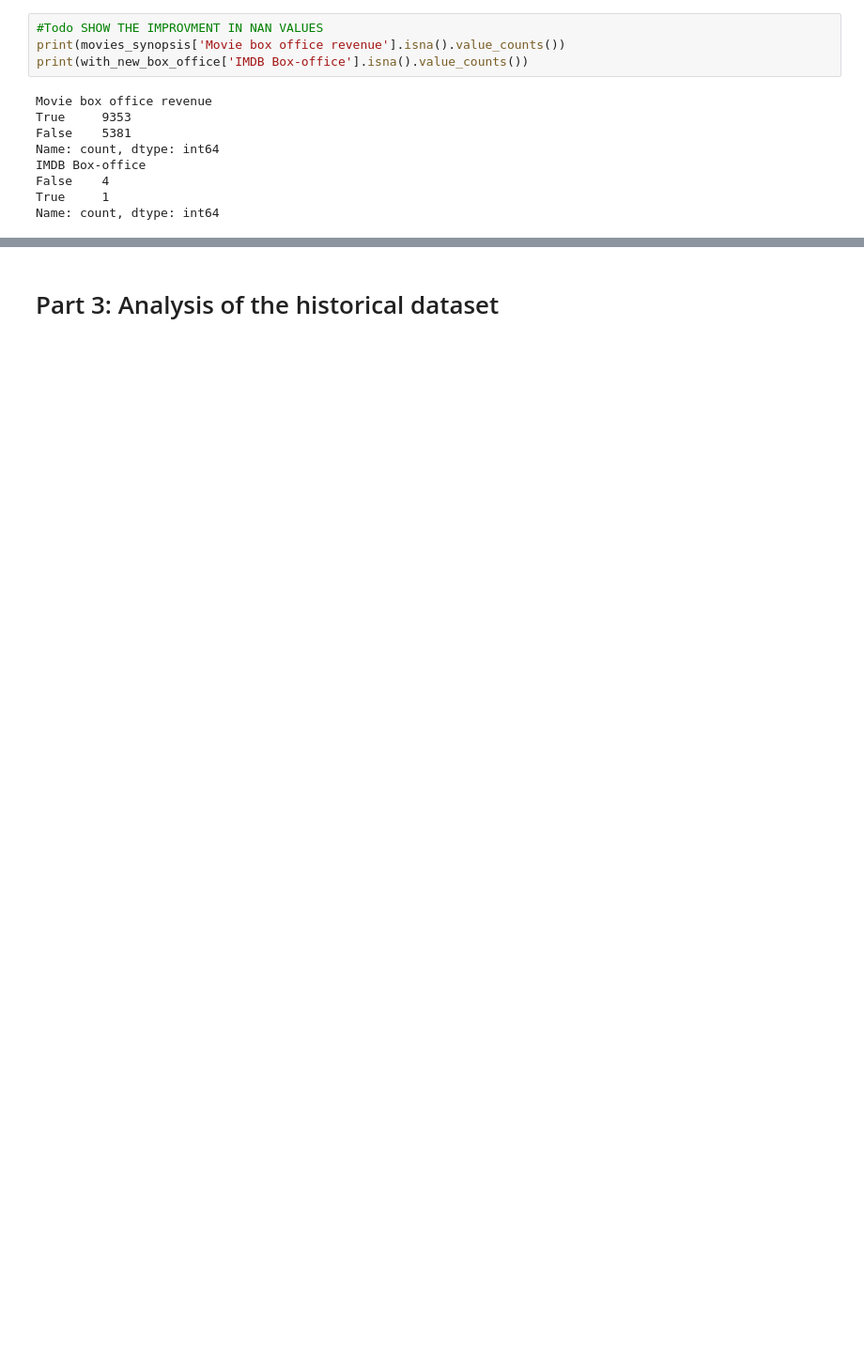
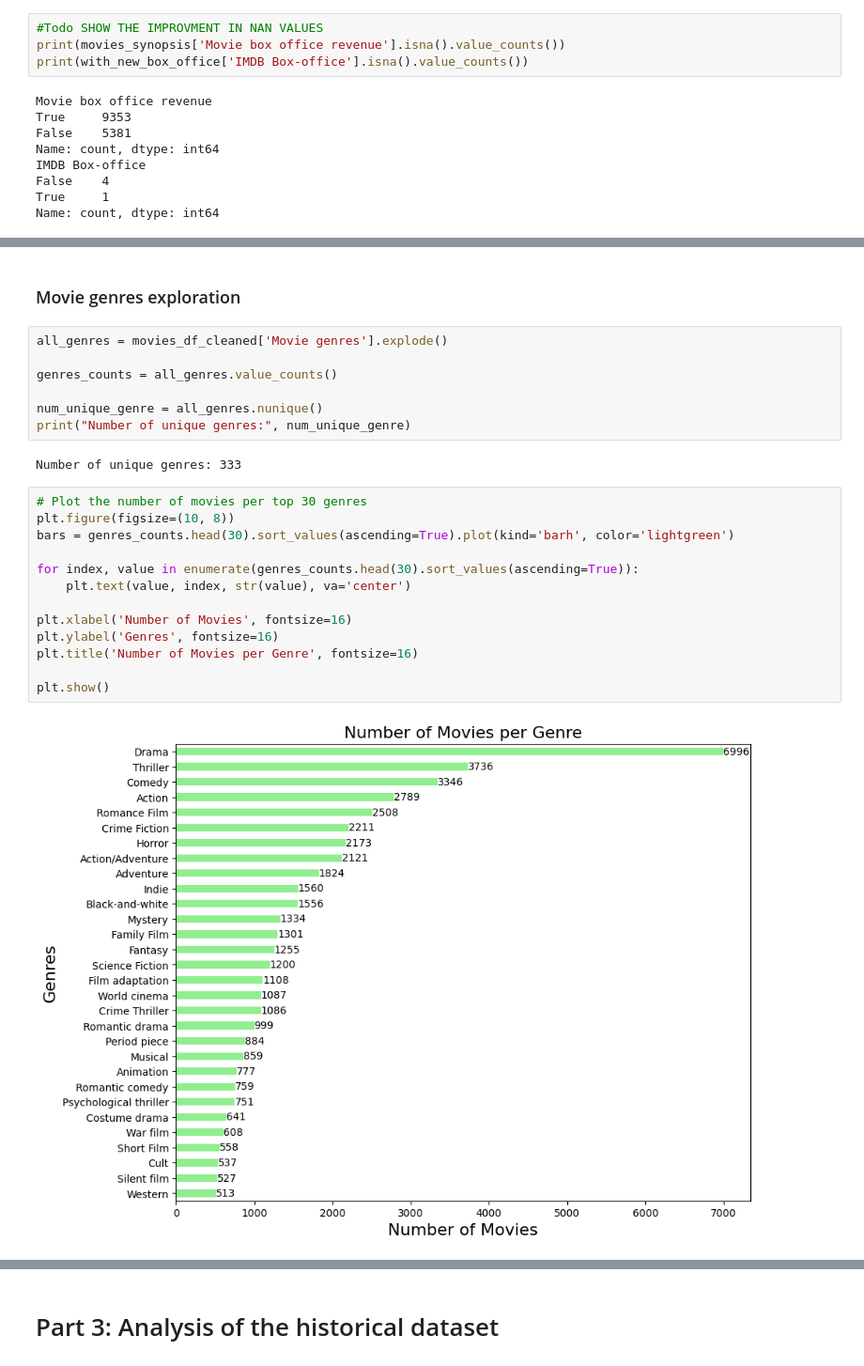
Before and after one commit to epfl-ada/ada-2024-project-padawans, a Jupyter notebook: P2.ipynb, the cells around one changed output, grey strips where cells are left out. Shown at 94% size. Saved outputs shown, nothing was run; the diff lists cells and outputs as text; blank space fills up the shorter version.

```diff
--- a/P2.ipynb
+++ b/P2.ipynb
@@ -281,0 +430,26 @@ Name: count, dtype: int64
+# %% [markdown]
+### Movie genres exploration
+# %%
+all_genres = movies_df_cleaned['Movie genres'].explode()
+
+genres_counts = all_genres.value_counts()
+
+num_unique_genre = all_genres.nunique()
+print("Number of unique genres:", num_unique_genre)
+# %% [output]
+Number of unique genres: 333
+# %%
+# Plot the number of movies per top 30 genres
+plt.figure(figsize=(10, 8))
+bars = genres_counts.head(30).sort_values(ascending=True).plot(kind='barh', color='lightgreen')
+
+for index, value in enumerate(genres_counts.head(30).sort_values(ascending=True)):
+    plt.text(value, index, str(value), va='center')
+
+plt.xlabel('Number of Movies', fontsize=16)
+plt.ylabel('Genres', fontsize=16)
+plt.title('Number of Movies per Genre', fontsize=16)
+
+plt.show()
+# %% [output]
+[figure, added]
```
Also changed, not shown: parts of 18 cells of this notebook, 1 other file.
